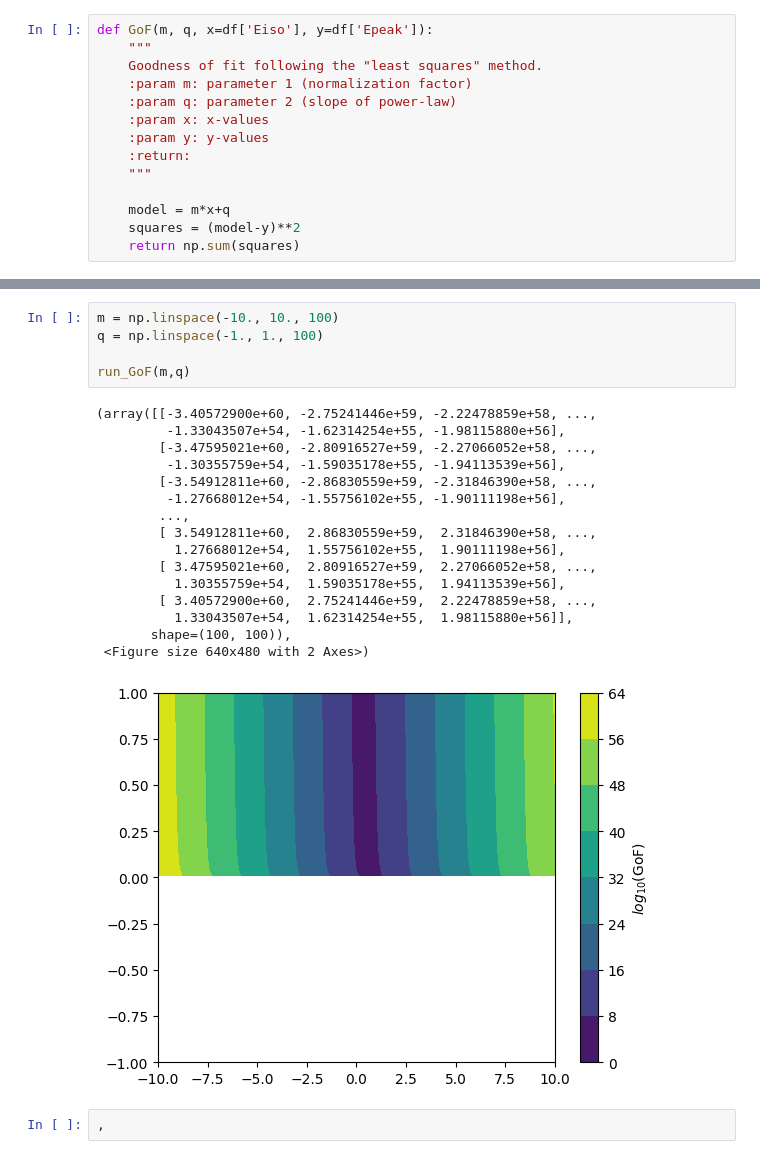
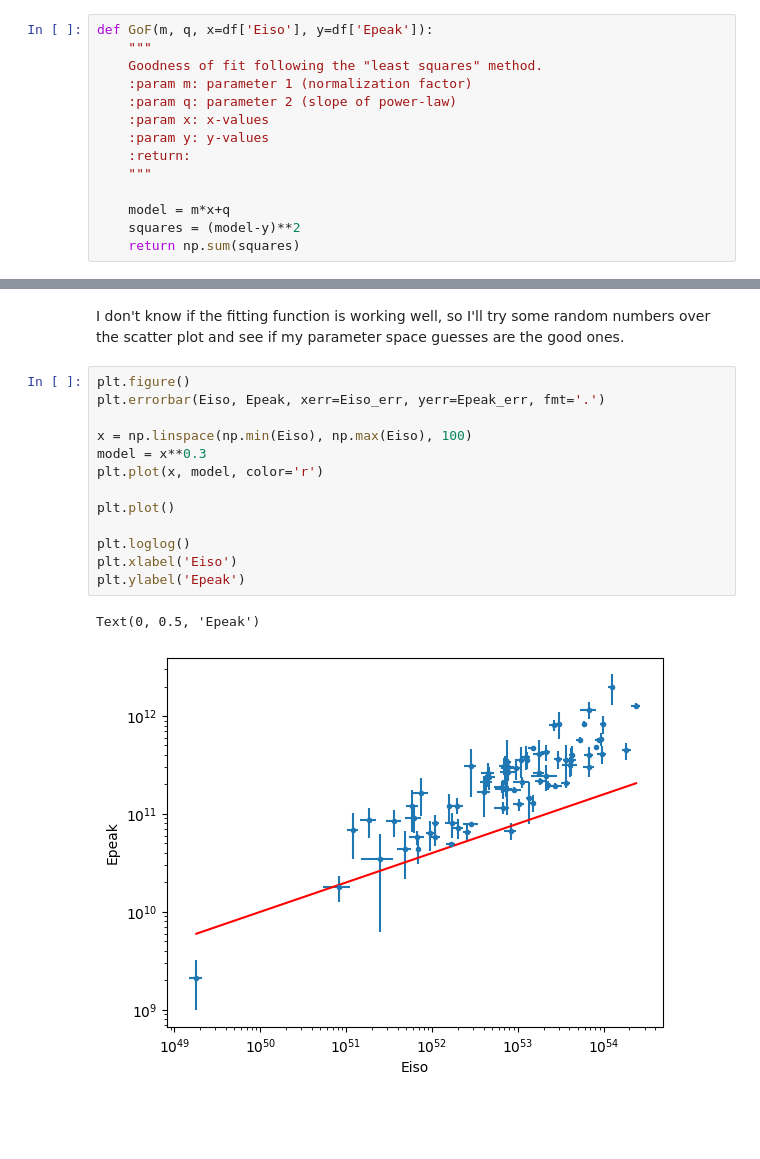
Before and after one commit to joanalnu/OAB-INAF, a Jupyter notebook: Epeak_Eiso_correlation.ipynb, the cells around one changed output, grey strips where cells are left out. Drawn from its saved outputs; the diff is of its cells as text; blank space fills up the shorter version.

```diff
--- a/Epeak_Eiso_correlation.ipynb
+++ b/Epeak_Eiso_correlation.ipynb
@@ -167,24 +119,18 @@ To get the best fit, we will explore other boudns for the parameter space.
-# %%
-m = np.linspace(-10., 10., 100)
-q = np.linspace(-1., 1., 100)
-
-run_GoF(m,q)
-# %% [output]
-(array([[-3.40572900e+60, -2.75241446e+59, -2.22478859e+58, ...,
-         -1.33043507e+54, -1.62314254e+55, -1.98115880e+56],
-        [-3.47595021e+60, -2.80916527e+59, -2.27066052e+58, ...,
-         -1.30355759e+54, -1.59035178e+55, -1.94113539e+56],
-        [-3.54912811e+60, -2.86830559e+59, -2.31846390e+58, ...,
-         -1.27668012e+54, -1.55756102e+55, -1.90111198e+56],
-        ...,
-        [ 3.54912811e+60,  2.86830559e+59,  2.31846390e+58, ...,
-          1.27668012e+54,  1.55756102e+55,  1.90111198e+56],
-        [ 3.47595021e+60,  2.80916527e+59,  2.27066052e+58, ...,
-          1.30355759e+54,  1.59035178e+55,  1.94113539e+56],
-        [ 3.40572900e+60,  2.75241446e+59,  2.22478859e+58, ...,
-          1.33043507e+54,  1.62314254e+55,  1.98115880e+56]],
-       shape=(100, 100)),
- <Figure size 640x480 with 2 Axes>)
-[figure, removed]
-# %%
-,
+# %% [markdown]
+I don't know if the fitting function is working well, so I'll try some random numbers over the scatter plot and see if my parameter space guesses are the good ones.
+# %%
+plt.figure()
+plt.errorbar(Eiso, Epeak, xerr=Eiso_err, yerr=Epeak_err, fmt='.')
+
+x = np.linspace(np.min(Eiso), np.max(Eiso), 100)
+model = x**0.3
+plt.plot(x, model, color='r')
+
+plt.plot()
+
+plt.loglog()
+plt.xlabel('Eiso')
+plt.ylabel('Epeak')
+# %% [output]
+Text(0, 0.5, 'Epeak')
+[figure, added]
```
Also changed, not shown: parts of 7 cells of this notebook.
